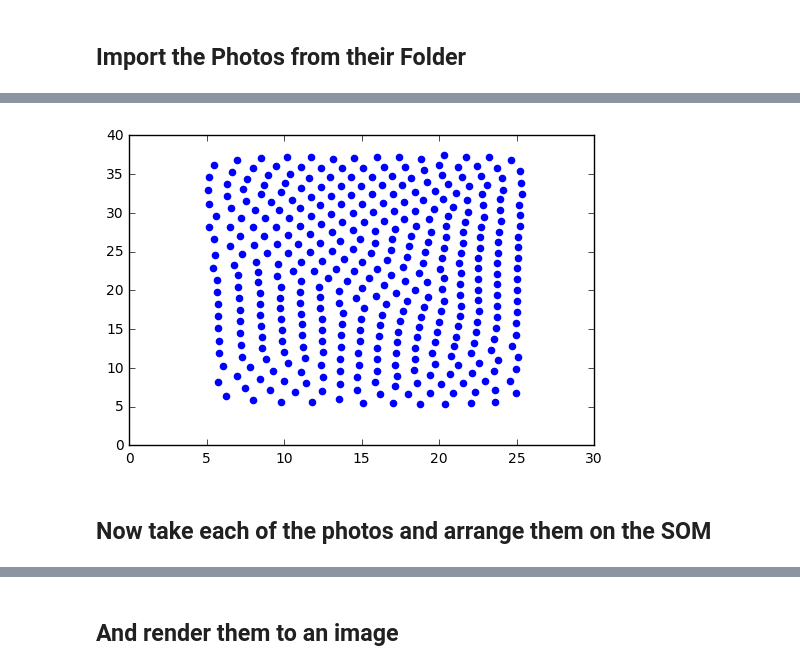
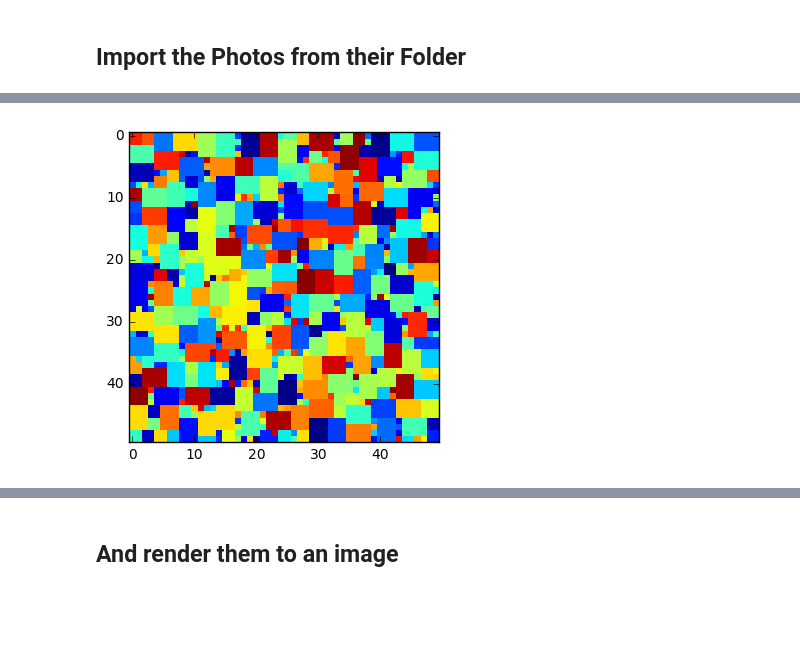
Before and after one commit to tomstewart89/SelfOrganisingCollage, a Jupyter notebook: SelfOrganisingWeddingInvite.ipynb, the cells around one changed output, grey strips where cells are left out. Saved outputs shown, nothing was run; the diff lists cells and outputs as text; code cells hidden in the pictures; blank space fills up the shorter version.

```diff
--- a/SelfOrganisingWeddingInvite.ipynb
+++ b/SelfOrganisingWeddingInvite.ipynb
@@ -250,9 +139,0 @@ plt.show()
-# %%
-BMUarr = Equalise(BMUarr,som.grid.shape[0],som.grid.shape[1],10,500)
-
-plt.scatter(BMUarr[:,0], BMUarr[:,1],color='blue')
-plt.show()
-# %% [output]
-[figure, removed]
-# %% [markdown]
-## Now take each of the photos and arrange them on the SOM
@@ -261,0 +140,52 @@ for x in photos.values():
+# %%
+class Patchworker:
+    def __init__(self, size):
+        self.occupied = np.zeros(size)
+
+    def Reset(self):
+        self.occupied.fill(0)
+
+    def Full(self):
+        return np.prod(patch.occupied.shape) - np.count_nonzero(patch.occupied) == 0
+
+    def AddPatch(self, coords, shapes):
+
+        for shape in shapes:
+            for rowOffset in range(1 - shape[0], 1):
+                for colOffset in range(1 - shape[1], 1):
+
+                    shiftedCoords = np.add(coords, (rowOffset, colOffset))
+
+                    if self.CheckFit(shiftedCoords, shape):
+                        self.occupied[shiftedCoords[0] : shiftedCoords[0] + shape[0], shiftedCoords[1] : shiftedCoords[1] + shape[1]] = random.randint(0,255)
+                        return shiftedCoords, shape
+
+
+    # returns true if the patch fits in the specified spot in the patchwork
+    def CheckFit(self, coord, shape):
+
+        # return false if the coord is out of bounds
+        if coord[0] + shape[0] > self.occupied.shape[0] or coord[1] + shape[1] > self.occupied.shape[1] or coord[0] < 0 or coord[1] < 0:
+            return False
+
+        place = np.zeros(self.occupied.shape)
+        place[coord[0] : coord[0] + shape[0], coord[1] : coord[1] + shape[1]] = 1
+
+        return ~np.any(self.occupied * place)
+
+
+# test it out!
+patch = Patchworker((50,50))
+
+while not patch.Full():
+
+    empties = np.where(patch.occupied==0)
+    choice = random.randint(0,len(empties[0])-1)
+    targetCoord = (empties[0][choice], empties[1][choice])
+
+    coord, shape = patch.AddPatch(targetCoord, [[3,4] if random.randint(0,1) else [4,3], [3,3], [2,2], [1,1]])
+
+plt.imshow(patch.occupied,interpolation='none')
+plt.show()
+# %% [output]
+[figure, added]
```
Also changed, not shown: parts of 14 cells of this notebook.
